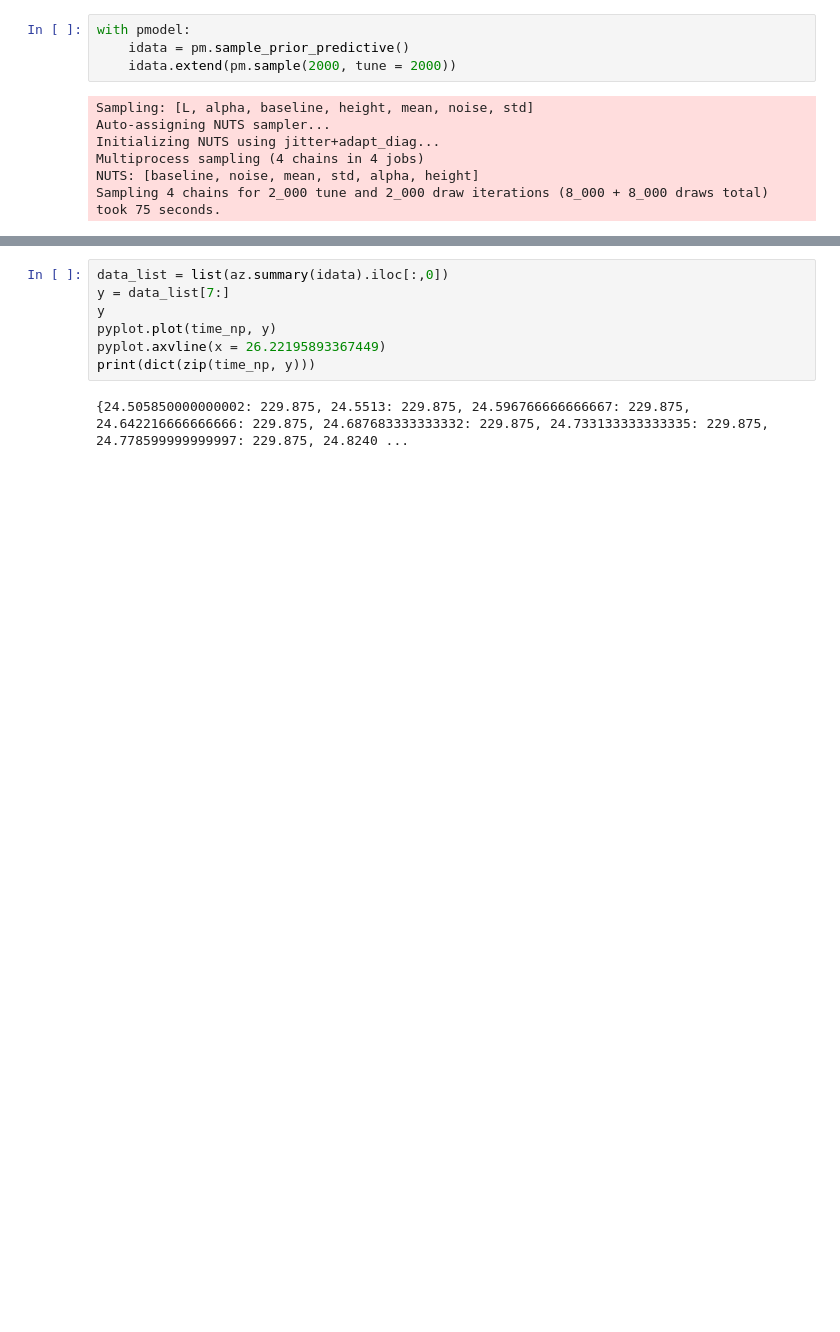
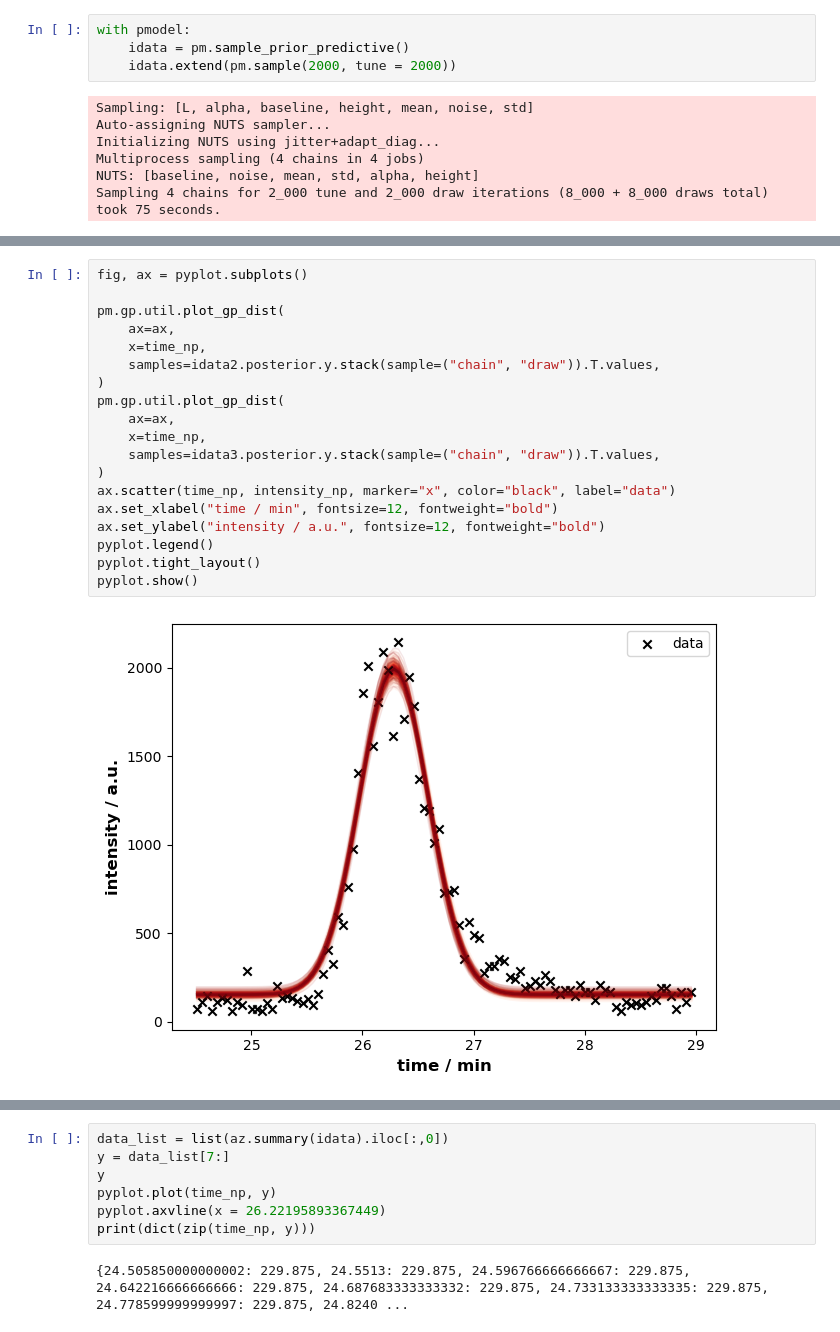
Before and after one commit to JuBiotech/peak-performance, a Jupyter notebook: skew_normal_test.ipynb, the cells around one changed output, grey strips where cells are left out. Saved outputs shown, nothing was run; the diff lists cells and outputs as text; blank space fills up the shorter version.

```diff
--- a/skew_normal_test.ipynb
+++ b/skew_normal_test.ipynb
@@ -129 +153,22 @@ pyplot.show()
+# %%
+fig, ax = pyplot.subplots()
+
+pm.gp.util.plot_gp_dist(
+    ax=ax,
+    x=time_np,
+    samples=idata2.posterior.y.stack(sample=("chain", "draw")).T.values,
+)
+pm.gp.util.plot_gp_dist(
+    ax=ax,
+    x=time_np,
+    samples=idata3.posterior.y.stack(sample=("chain", "draw")).T.values,
+)
+ax.scatter(time_np, intensity_np, marker="x", color="black", label="data")
+ax.set_xlabel("time / min", fontsize=12, fontweight="bold")
+ax.set_ylabel("intensity / a.u.", fontsize=12, fontweight="bold")
+pyplot.legend()
+pyplot.tight_layout()
+pyplot.show()
+# %% [output]
+[figure, added]
 # %%
```
Also changed, not shown: parts of 16 cells of this notebook.
